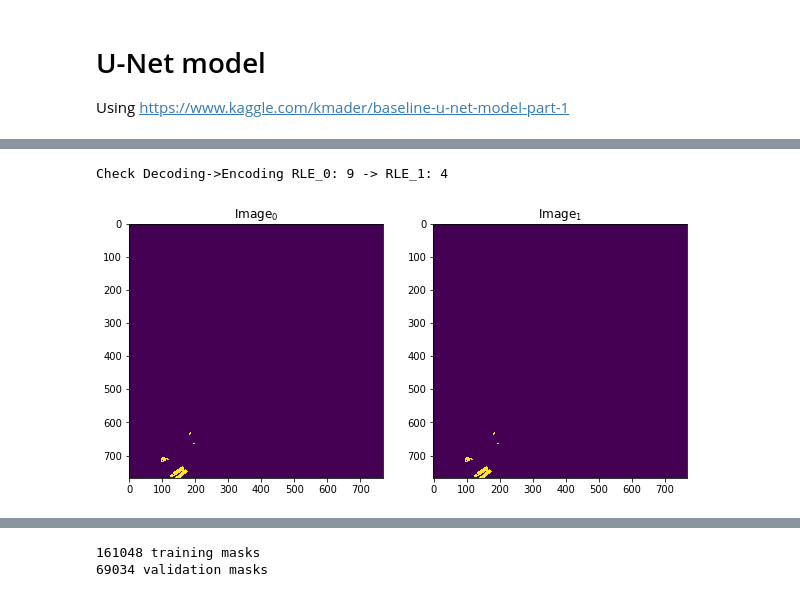
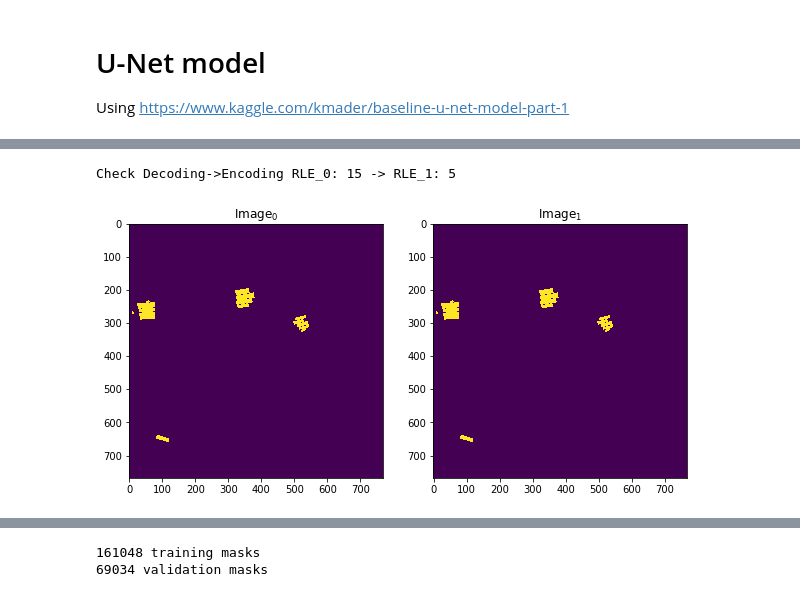
Before and after one commit to blainerothrock/airbus-ship-detection, a Jupyter notebook: U-Net.ipynb, the cells around one changed output, grey strips where cells are left out. Cells and saved outputs as stored; diff of their text form; code cells hidden in the pictures.

```diff
--- a/U-Net.ipynb
+++ b/U-Net.ipynb
@@ -95,10 +95,11 @@ def masks_as_image(in_mask_list):
             all_masks += rle_decode(mask)
     return np.expand_dims(all_masks, -1)
 # %%
-masks = pd.read_csv(os.path.join(ship_dir,
-                                 'train_ship_segmentations_v2.csv'))
+masks = pd.read_csv(os.path.join(ship_dir, 'train_ship_segmentations_v2.csv'))
 print(masks.shape[0], 'masks found')
-print(masks['ImageId'].value_counts().shape[0])
-masks.head()
+print(masks['ImageId'].value_counts().shape[0], 'unique images found')
+masks.head(15)
+
+# images are repeated if there are more than 1 ship in the images
 # %% [output]
 231723 masks found
@@ -112,17 +123,17 @@ masks.head()
 # %%
 fig, (ax1, ax2) = plt.subplots(1, 2, figsize = (10, 5))
-rle_0 = masks.query('ImageId=="00021ddc3.jpg"')['EncodedPixels']
+rle_0 = masks.query('ImageId=="11f3bae66.jpg"')['EncodedPixels'] # 15 ships in the image
 img_0 = masks_as_image(rle_0)
 ax1.imshow(img_0[:, :, 0])
 ax1.set_title('Image$_0$')
 rle_1 = multi_rle_encode(img_0)
 img_1 = masks_as_image(rle_1)
 ax2.imshow(img_1[:, :, 0])
 ax2.set_title('Image$_1$')
 print('Check Decoding->Encoding',
       'RLE_0:', len(rle_0), '->',
       'RLE_1:', len(rle_1))
 # %% [output]
-Check Decoding->Encoding RLE_0: 9 -> RLE_1: 4
+Check Decoding->Encoding RLE_0: 15 -> RLE_1: 5
-[figure, old version]
+[figure, new version]
 # %%
```
Also changed, not shown: parts of 8 cells of this notebook, 1 other file.
